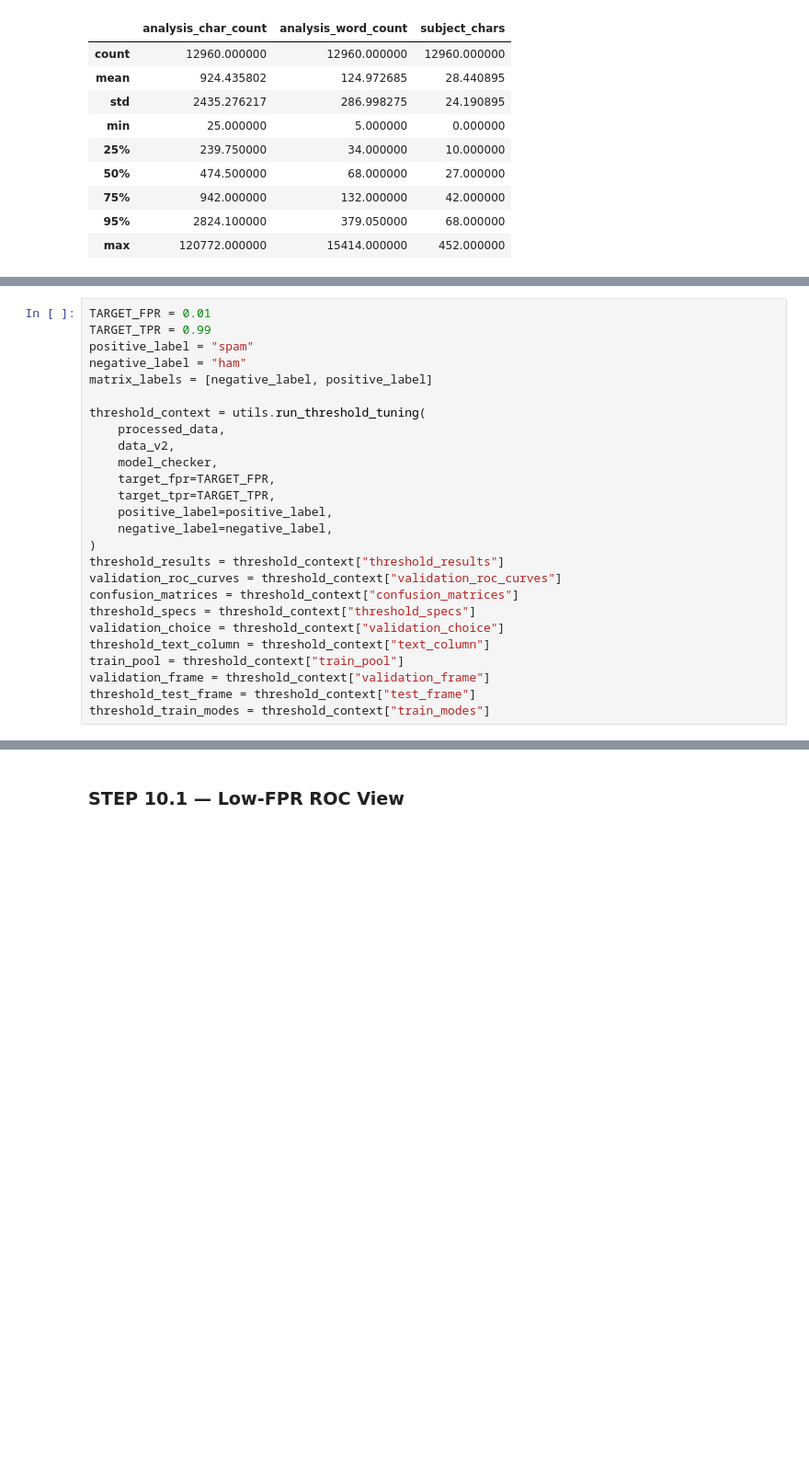
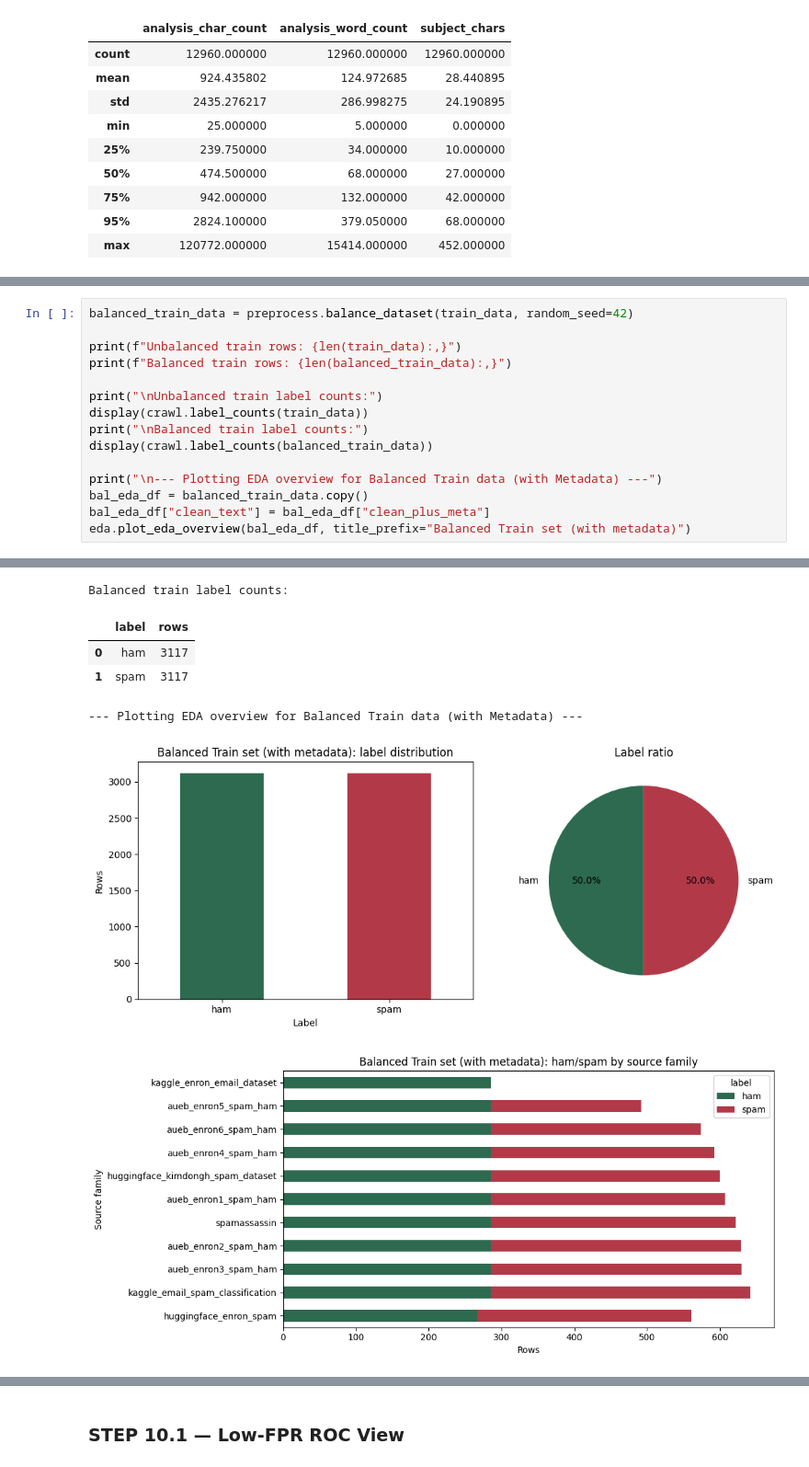
Before and after one commit to QuangManhAI/lab01-machine-learning, a Jupyter notebook: notebooks/lab01.ipynb, the cells around one changed output, grey strips where cells are left out. Shown at 92% size. Cells and saved outputs as stored; diff of their text form; blank space fills up the shorter version.

```diff
--- a/notebooks/lab01.ipynb
+++ b/notebooks/lab01.ipynb
@@ -647,26 +264,0 @@ Dò tìm ngưỡng tốt trên tập Validation với điều kiện ràng buộ
-# %%
-TARGET_FPR = 0.01
-TARGET_TPR = 0.99
-positive_label = "spam"
-negative_label = "ham"
-matrix_labels = [negative_label, positive_label]
-
-threshold_context = utils.run_threshold_tuning(
-    processed_data,
-    data_v2,
-    model_checker,
-    target_fpr=TARGET_FPR,
-    target_tpr=TARGET_TPR,
-    positive_label=positive_label,
-    negative_label=negative_label,
-)
-threshold_results = threshold_context["threshold_results"]
-validation_roc_curves = threshold_context["validation_roc_curves"]
-confusion_matrices = threshold_context["confusion_matrices"]
-threshold_specs = threshold_context["threshold_specs"]
-validation_choice = threshold_context["validation_choice"]
-threshold_text_column = threshold_context["text_column"]
-train_pool = threshold_context["train_pool"]
-validation_frame = threshold_context["validation_frame"]
-threshold_test_frame = threshold_context["test_frame"]
-threshold_train_modes = threshold_context["train_modes"]
@@ -704,0 +335,16 @@ At least one validation-tuned model reaches TPR >= 99% and FPR <= 1% on test.
+# %%
+balanced_train_data = preprocess.balance_dataset(train_data, random_seed=42)
+
+print(f"Unbalanced train rows: {len(train_data):,}")
+print(f"Balanced train rows: {len(balanced_train_data):,}")
+
+print("\nUnbalanced train label counts:")
+display(crawl.label_counts(train_data))
+print("\nBalanced train label counts:")
+display(crawl.label_counts(balanced_train_data))
+
+print("\n--- Plotting EDA overview for Balanced Train data (with Metadata) ---")
+bal_eda_df = balanced_train_data.copy()
+bal_eda_df["clean_text"] = bal_eda_df["clean_plus_meta"]
+eda.plot_eda_overview(bal_eda_df, title_prefix="Balanced Train set (with metadata)")
+# %% [output]
@@ -704,0 +358,7 @@ At least one validation-tuned model reaches TPR >= 99% and FPR <= 1% on test.
+Balanced train label counts:
+|  | label | rows |
+| 0 | ham | 3117 |
+| 1 | spam | 3117 |
+--- Plotting EDA overview for Balanced Train data (with Metadata) ---
+[figure, added]
+[figure, added]
```
Also changed, not shown: parts of 55 cells of this notebook.
